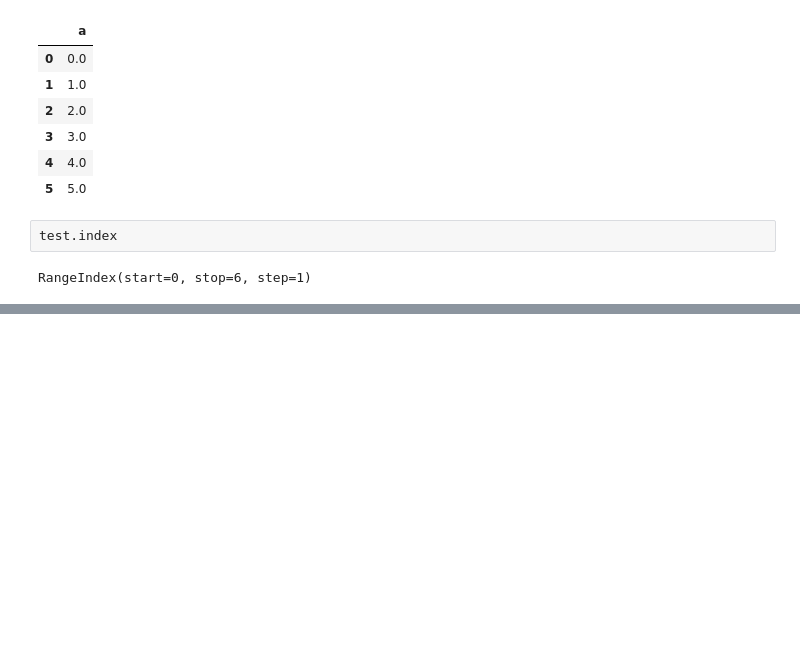
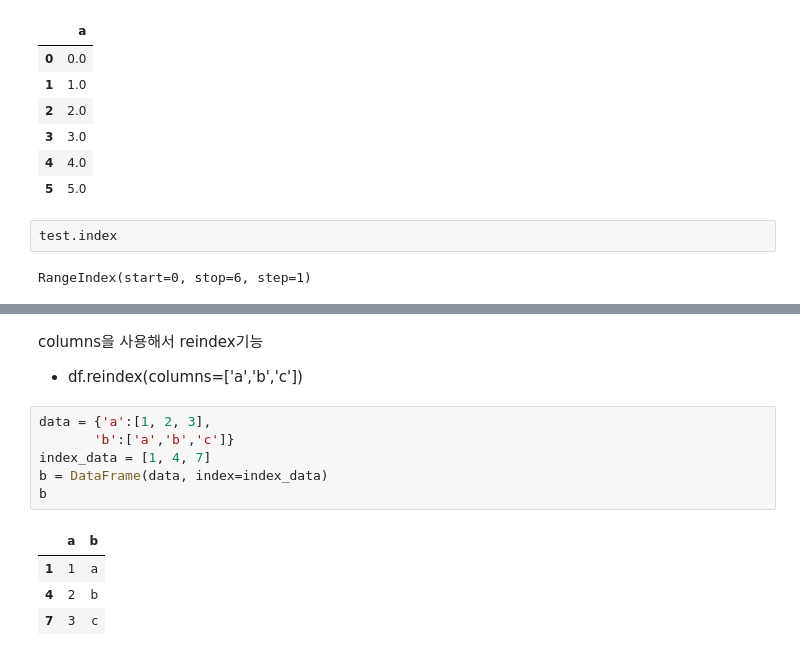
Before and after one commit to NinCastle/Study_Python, a Jupyter notebook: Pandas/Pandas_Basic.ipynb, the cells around one changed output, grey strips where cells are left out. Cells and saved outputs as stored; diff of their text form; blank space fills up the shorter version.

Commit message:
20180428 add Index & Essential Application

```diff
--- a/Pandas/Pandas_Basic.ipynb
+++ b/Pandas/Pandas_Basic.ipynb
@@ -489,0 +548,14 @@ test.index.append
+# %% [markdown]
+columns을 사용해서 reindex기능
+* df.reindex(columns=['a','b','c'])
+# %%
+data = {'a':[1, 2, 3],
+       'b':['a','b','c']}
+index_data = [1, 4, 7]
+b = DataFrame(data, index=index_data)
+b
+# %% [output]
+|  | a | b |
+| 1 | 1 | a |
+| 4 | 2 | b |
+| 7 | 3 | c |
```
Also changed, not shown: parts of 31 cells of this notebook.
